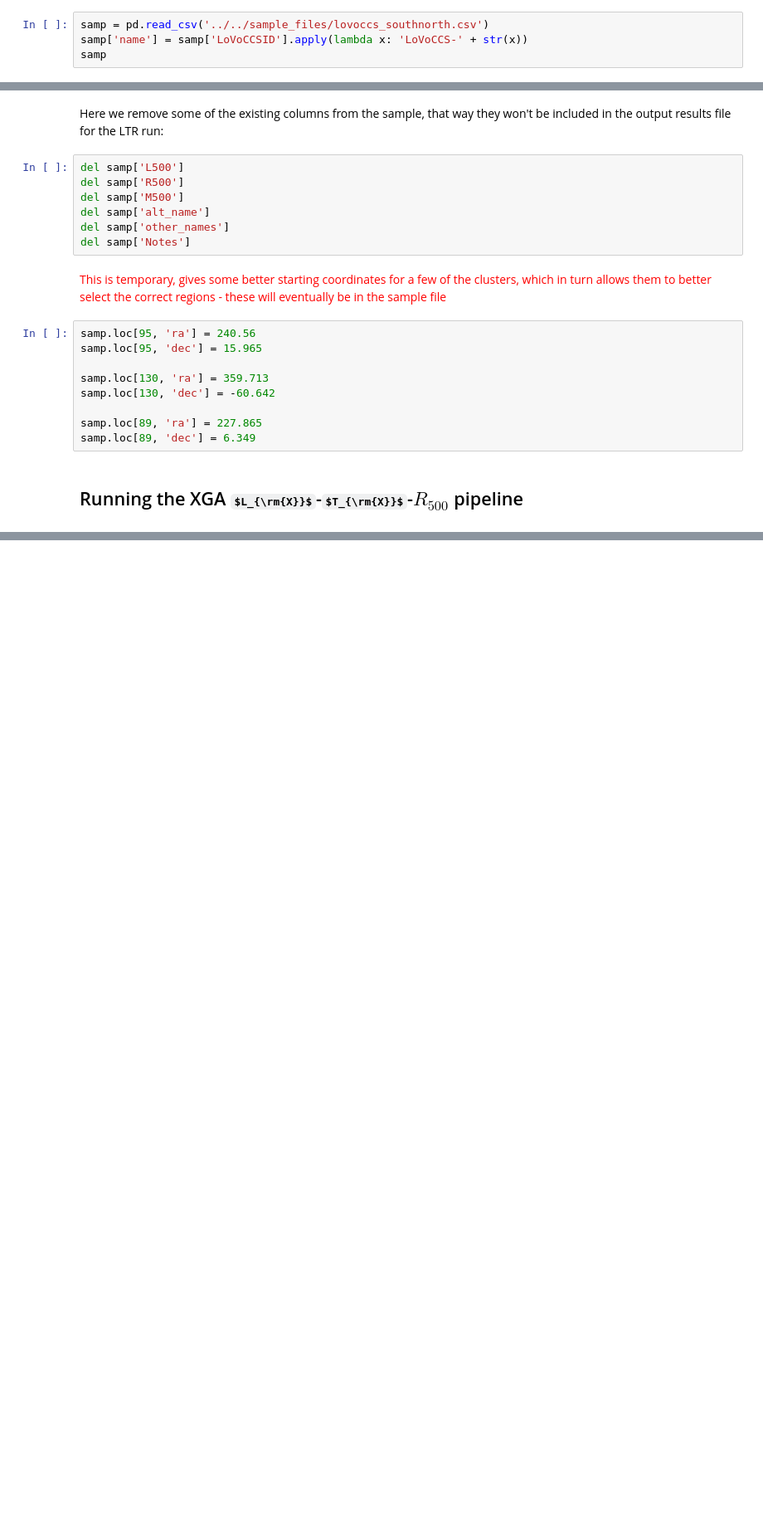
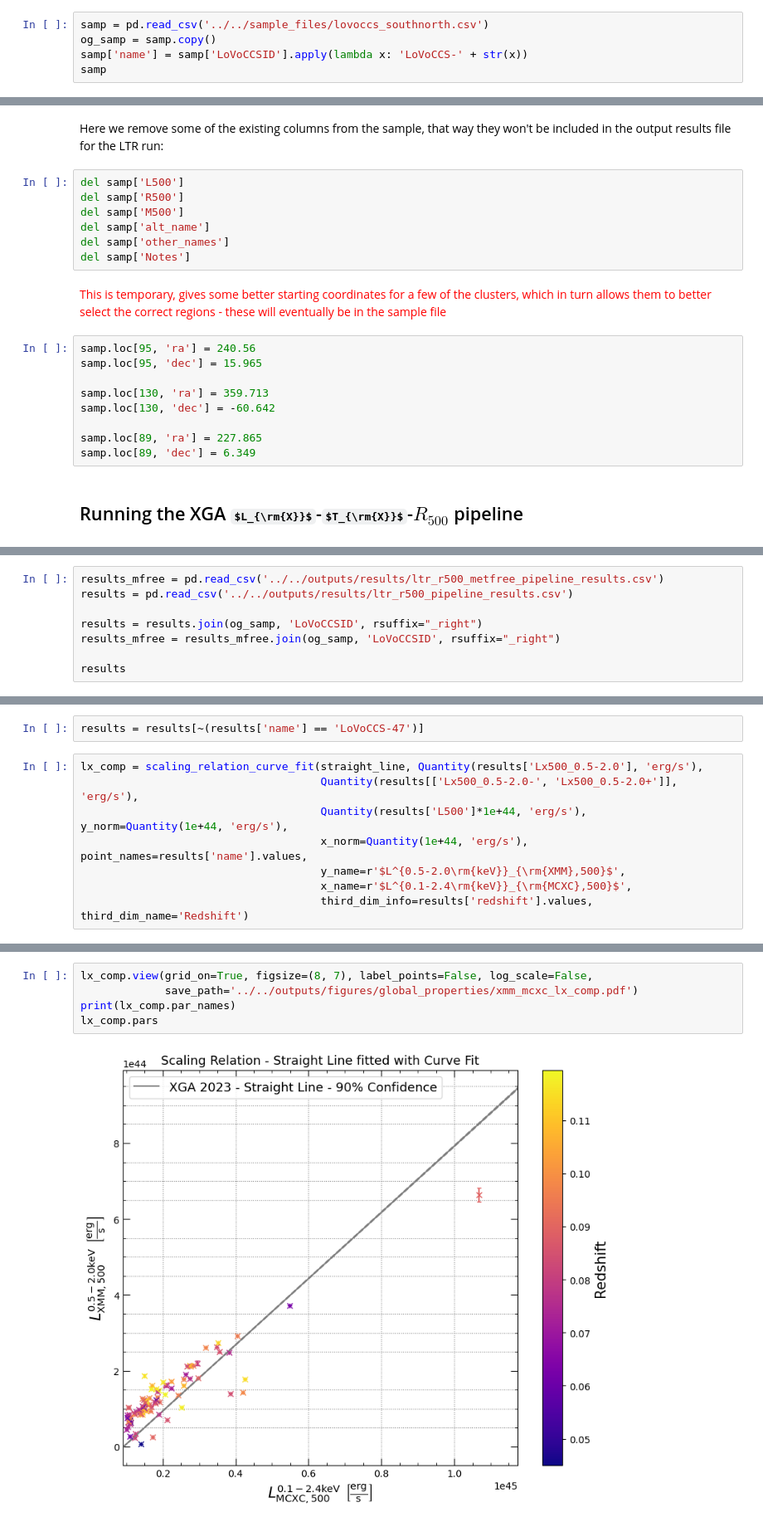
Before and after one commit to LoVoCCS/X-LoVoCCS-Analyses, a Jupyter notebook: notebooks/global_properties/ltr_pipeline.ipynb, the cells around one changed output, grey strips where cells are left out. Shown at 83% size. Saved outputs shown, nothing was run; the diff lists cells and outputs as text; some formulas as TeX source; blank space fills up the shorter version.

Commit message:
Ran some comparisons and made some plots showing XMM and MCXC Lx and R500

```diff
--- a/notebooks/global_properties/ltr_pipeline.ipynb
+++ b/notebooks/global_properties/ltr_pipeline.ipynb
@@ -42,6 +45,7 @@ cosmo = LambdaCDM(70, 0.3, 0.7)
 We need the information from our sample file to declare the XGA ClusterSample further down, primarily the location and redshift, but we also make use of the MCXC estimate of $R_{500}$ to get some idea of the scale of these objects, even if we don't fully trust that measurement:
 # %%
 samp = pd.read_csv('../../sample_files/lovoccs_southnorth.csv')
+og_samp = samp.copy()
 samp['name'] = samp['LoVoCCSID'].apply(lambda x: 'LoVoCCS-' + str(x))
 samp
 # %% [output]
@@ -138,0 +148,8 @@ srcs_mfroz, results_mfroz, rad_hist_mfroz = luminosity_temperature_pipeline(samp
+# %%
+results_mfree = pd.read_csv('../../outputs/results/ltr_r500_metfree_pipeline_results.csv')
+results = pd.read_csv('../../outputs/results/ltr_r500_pipeline_results.csv')
+
+results = results.join(og_samp, 'LoVoCCSID', rsuffix="_right")
+results_mfree = results_mfree.join(og_samp, 'LoVoCCSID', rsuffix="_right")
+
+results
@@ -138,0 +170,10 @@ srcs_mfroz, results_mfroz, rad_hist_mfroz = luminosity_temperature_pipeline(samp
+# %%
+results = results[~(results['name'] == 'LoVoCCS-47')]
+# %%
+lx_comp = scaling_relation_curve_fit(straight_line, Quantity(results['Lx500_0.5-2.0'], 'erg/s'),
+                                     Quantity(results[['Lx500_0.5-2.0-', 'Lx500_0.5-2.0+']], 'erg/s'),
+                                     Quantity(results['L500']*1e+44, 'erg/s'), y_norm=Quantity(1e+44, 'erg/s'),
+                                     x_norm=Quantity(1e+44, 'erg/s'), point_names=results['name'].values,
+                                     y_name=r'$L^{0.5-2.0\rm{keV}}_{\rm{XMM},500}$',
+                                     x_name=r'$L^{0.1-2.4\rm{keV}}_{\rm{MCXC},500}$',
+                                     third_dim_info=results['redshift'].values, third_dim_name='Redshift')
@@ -138,0 +182,7 @@ srcs_mfroz, results_mfroz, rad_hist_mfroz = luminosity_temperature_pipeline(samp
+# %%
+lx_comp.view(grid_on=True, figsize=(8, 7), label_points=False, log_scale=False,
+             save_path='../../outputs/figures/global_properties/xmm_mcxc_lx_comp.pdf')
+print(lx_comp.par_names)
+lx_comp.pars
+# %% [output]
+[figure, added]
```
Also changed, not shown: parts of 15 cells of this notebook, 2 other files.
